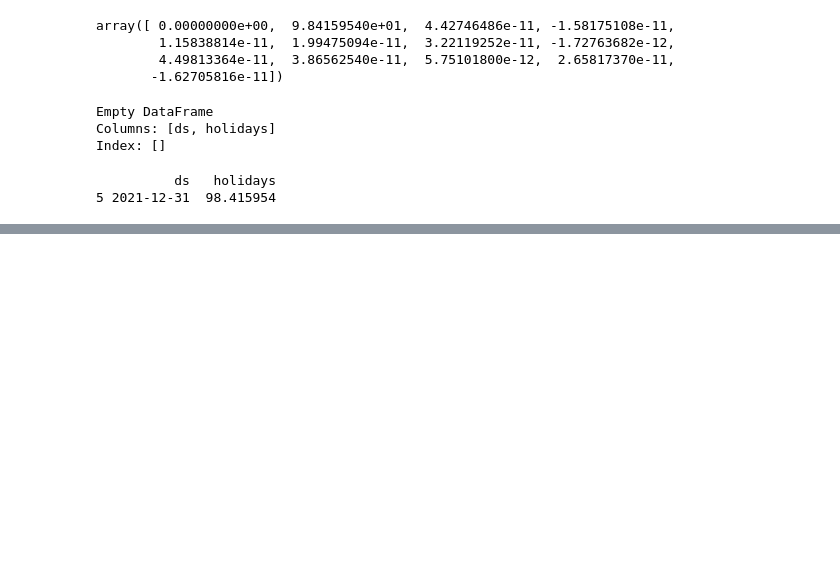
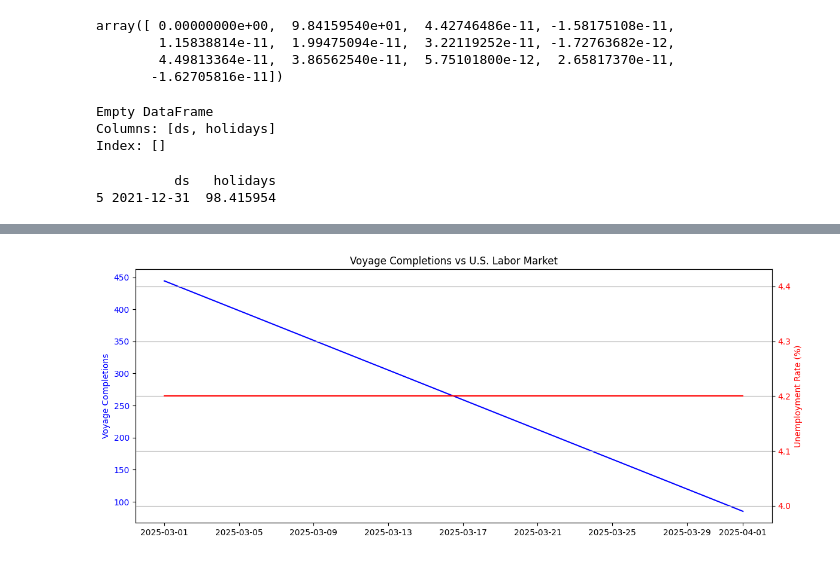
Before and after one commit to roziii/chingu_segment_analysis, a Jupyter notebook: application_completion-auto_regressive_model.ipynb, the cells around one changed output, grey strips where cells are left out. Drawn from its saved outputs; the diff is of its cells as text; code cells hidden in the pictures; blank space fills up the shorter version.

Commit message:
Compare unemployement rate with the voyage completion

```diff
--- a/application_completion-auto_regressive_model.ipynb
+++ b/application_completion-auto_regressive_model.ipynb
@@ -496,0 +519,10 @@ print(significant.sort_values(by='holidays', ascending=False))
+# %%
+import pandas_datareader.data as web
+import datetime
+
+start = datetime.datetime(2020, 1, 1)
+end = datetime.datetime(2026, 12, 31)
+
+# Example: U.S. Unemployment Rate
+labor_data = web.DataReader('UNRATE', 'fred', start, end)
+labor_data = labor_data.reset_index().rename(columns={'DATE': 'ds', 'UNRATE': 'unemployment_rate'})
@@ -496,0 +545,23 @@ print(significant.sort_values(by='holidays', ascending=False))
+# %%
+voyage_monthly = forecast[['ds', 'yhat']].copy()
+combined = pd.merge(voyage_monthly, labor_data, on='ds', how='inner')
+# %%
+fig, ax1 = plt.subplots(figsize=(12, 5))
+
+# Voyage completions
+ax1.plot(combined['ds'], combined['yhat'], label='Voyage Completions', color='blue')
+ax1.set_ylabel('Voyage Completions', color='blue')
+ax1.tick_params(axis='y', labelcolor='blue')
+
+# Unemployment rate
+ax2 = ax1.twinx()
+ax2.plot(combined['ds'], combined['unemployment_rate'], label='Unemployment Rate', color='red')
+ax2.set_ylabel('Unemployment Rate (%)', color='red')
+ax2.tick_params(axis='y', labelcolor='red')
+
+plt.title("Voyage Completions vs U.S. Labor Market")
+fig.tight_layout()
+plt.grid(True)
+plt.show()
+# %% [output]
+[figure, added]
```
Also changed, not shown: parts of 18 cells of this notebook.
